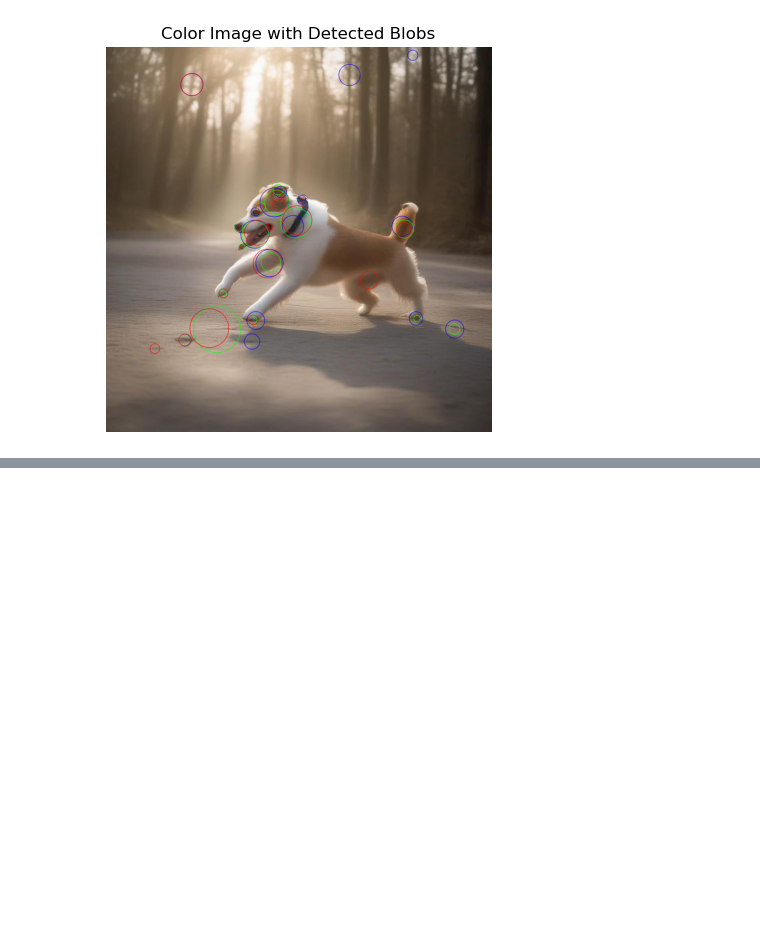
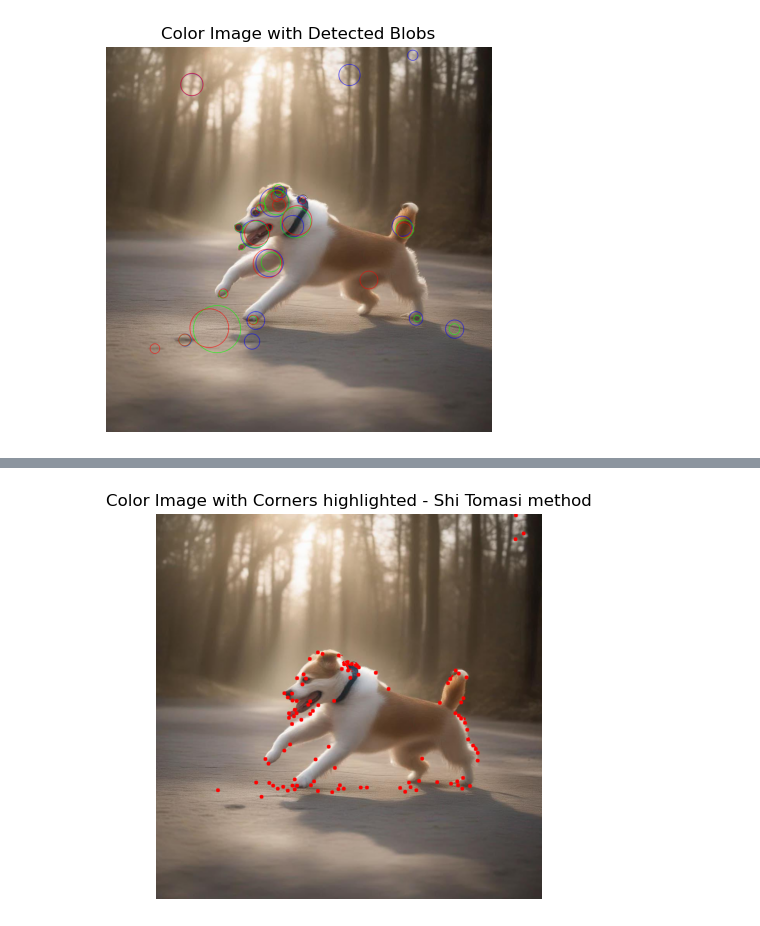
Before and after one commit to sumedh133/CVDL, a Jupyter notebook: lab3/lab3.ipynb, the cells around one changed output, grey strips where cells are left out. Saved outputs shown, nothing was run; the diff lists cells and outputs as text; code cells hidden in the pictures; blank space fills up the shorter version.

```diff
--- a/lab3/lab3.ipynb
+++ b/lab3/lab3.ipynb
@@ -113,0 +130,19 @@ plt.show()
+# %%
+
+gray = cv2.cvtColor(image, cv2.COLOR_BGR2GRAY)
+
+corners = cv2.goodFeaturesToTrack(gray, maxCorners=100, qualityLevel=0.01, minDistance=10)
+
+corners = np.int0(corners)
+
+for corner in corners:
+    x, y = corner.ravel()
+    cv2.circle(image, (x, y), 5, (0, 0, 255), -1)
+
+plt.figure(figsize=(10, 5))
+plt.imshow(cv2.cvtColor(image, cv2.COLOR_BGR2RGB))
+plt.title("Color Image with Corners highlighted - Shi Tomasi method")
+plt.axis('off')
+plt.show()
+# %% [output]
+[figure, added]
```
Also changed, not shown: parts of 3 cells of this notebook, 3 other files.
